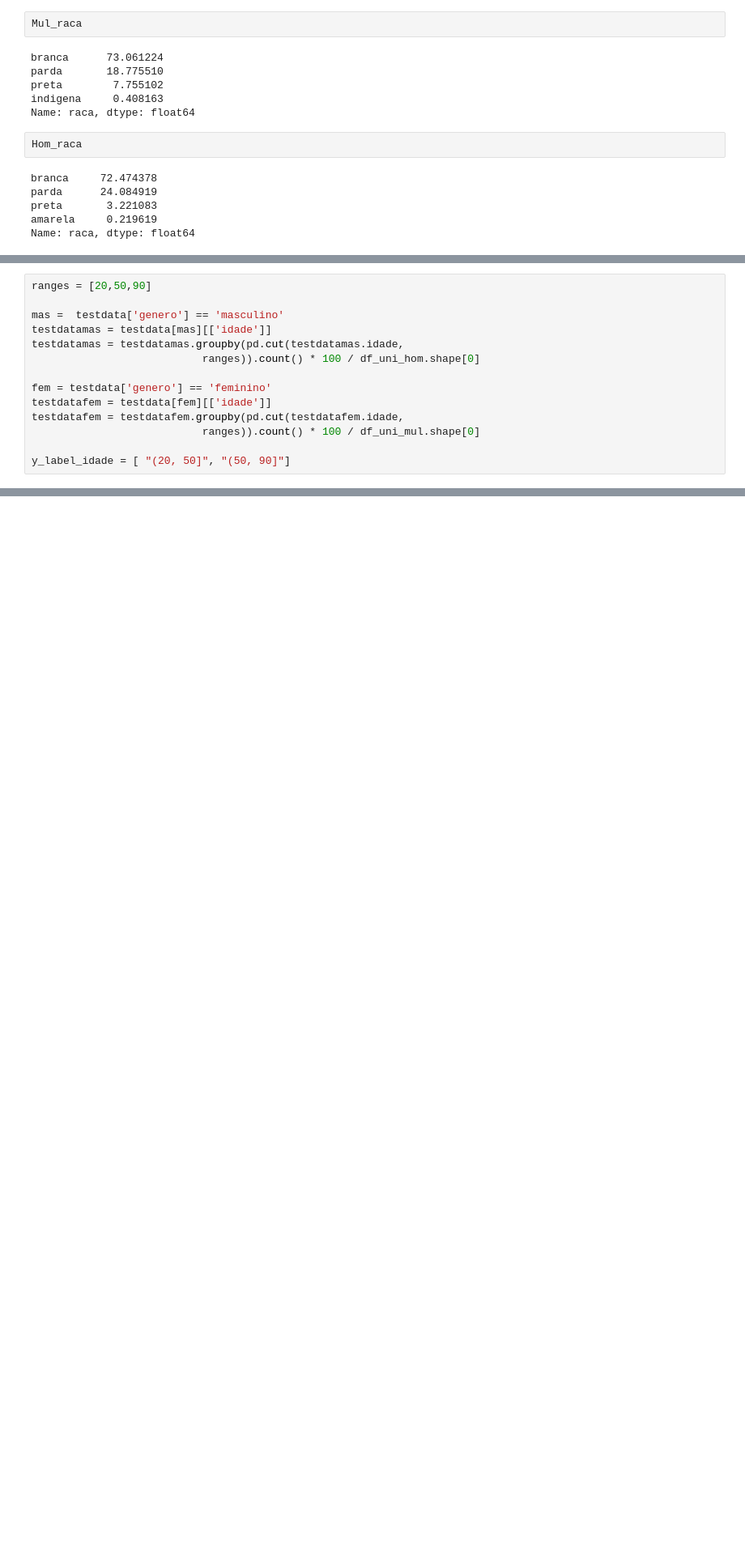
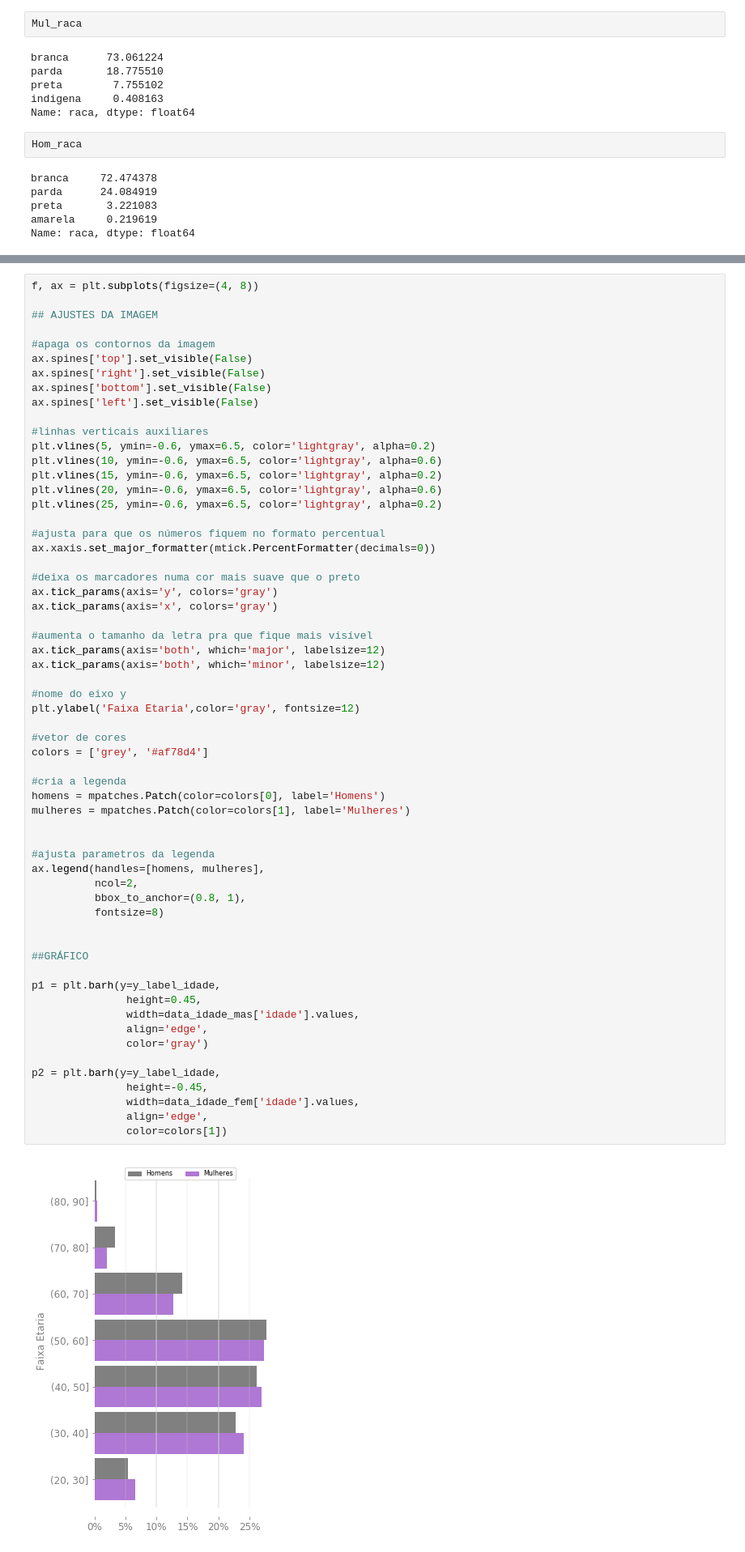
Before and after one commit to laura-l-amaral/candidatura-base-de-dados, a Jupyter notebook: Perfil dos eleitos por genero.ipynb, the cells around one changed output, grey strips where cells are left out. Shown at 81% size. Drawn from its saved outputs; the diff is of its cells as text; blank space fills up the shorter version.

```diff
--- a/Perfil dos eleitos por genero.ipynb
+++ b/Perfil dos eleitos por genero.ipynb
@@ -628,14 +599,0 @@ Text(0.5, 1.0, 'Observa-se que apesar da pequena diferença percentual em todas
-# %%
-ranges = [20,50,90]
-
-mas =  testdata['genero'] == 'masculino'
-testdatamas = testdata[mas][['idade']]
-testdatamas = testdatamas.groupby(pd.cut(testdatamas.idade,
-                           ranges)).count() * 100 / df_uni_hom.shape[0]
-
-fem = testdata['genero'] == 'feminino'
-testdatafem = testdata[fem][['idade']]
-testdatafem = testdatafem.groupby(pd.cut(testdatafem.idade,
-                           ranges)).count() * 100 / df_uni_mul.shape[0]
-
-y_label_idade = [ "(20, 50]", "(50, 90]"]
@@ -665,0 +600,62 @@ Text(0.5, 0.98, 'Percentual de eleitos por faixa etária')
+# %%
+f, ax = plt.subplots(figsize=(4, 8))
+
+## AJUSTES DA IMAGEM
+
+#apaga os contornos da imagem
+ax.spines['top'].set_visible(False)
+ax.spines['right'].set_visible(False)
+ax.spines['bottom'].set_visible(False)
+ax.spines['left'].set_visible(False)
+
+#linhas verticais auxiliares
+plt.vlines(5, ymin=-0.6, ymax=6.5, color='lightgray', alpha=0.2)
+plt.vlines(10, ymin=-0.6, ymax=6.5, color='lightgray', alpha=0.6)
+plt.vlines(15, ymin=-0.6, ymax=6.5, color='lightgray', alpha=0.2)
+plt.vlines(20, ymin=-0.6, ymax=6.5, color='lightgray', alpha=0.6)
+plt.vlines(25, ymin=-0.6, ymax=6.5, color='lightgray', alpha=0.2)
+
+#ajusta para que os números fiquem no formato percentual
+ax.xaxis.set_major_formatter(mtick.PercentFormatter(decimals=0))
+
+#deixa os marcadores numa cor mais suave que o preto
+ax.tick_params(axis='y', colors='gray')
+ax.tick_params(axis='x', colors='gray')
+
+#aumenta o tamanho da letra pra que fique mais visível
+ax.tick_params(axis='both', which='major', labelsize=12)
+ax.tick_params(axis='both', which='minor', labelsize=12)
+
+#nome do eixo y
+plt.ylabel('Faixa Etaria',color='gray', fontsize=12)
+
+#vetor de cores
+colors = ['grey', '#af78d4']
+
+#cria a legenda
+homens = mpatches.Patch(color=colors[0], label='Homens')
+mulheres = mpatches.Patch(color=colors[1], label='Mulheres')
+
+
+#ajusta parametros da legenda
+ax.legend(handles=[homens, mulheres],
+          ncol=2,
+          bbox_to_anchor=(0.8, 1),
+          fontsize=8)
+
+
+##GRÁFICO
+
+p1 = plt.barh(y=y_label_idade,
+               height=0.45,
+               width=data_idade_mas['idade'].values,
+               align='edge',
+               color='gray')
+
+p2 = plt.barh(y=y_label_idade,
+               height=-0.45,
+               width=data_idade_fem['idade'].values,
+               align='edge',
+               color=colors[1])
+# %% [output]
+[figure, added]
```
Also changed, not shown: parts of 46 cells of this notebook.
